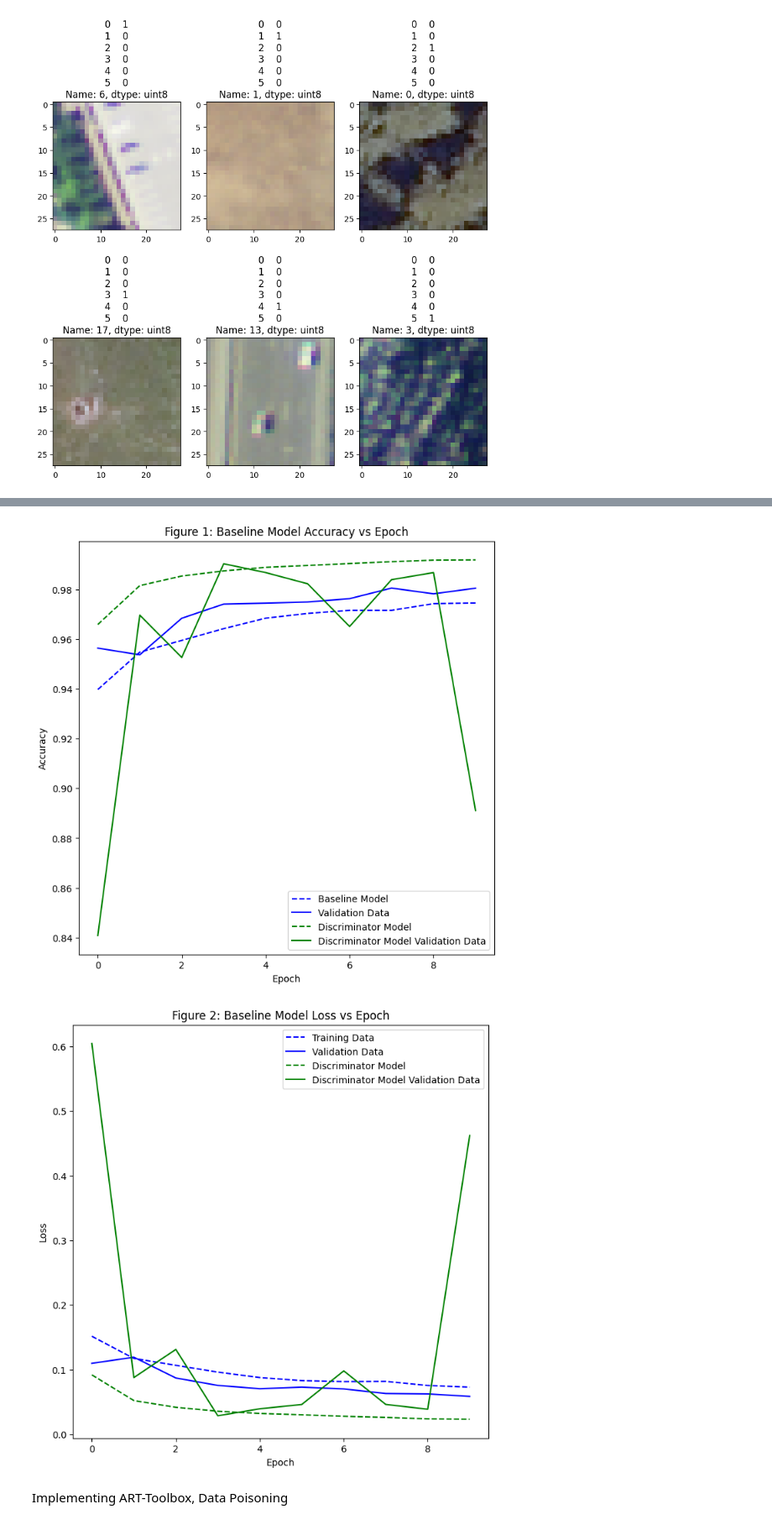
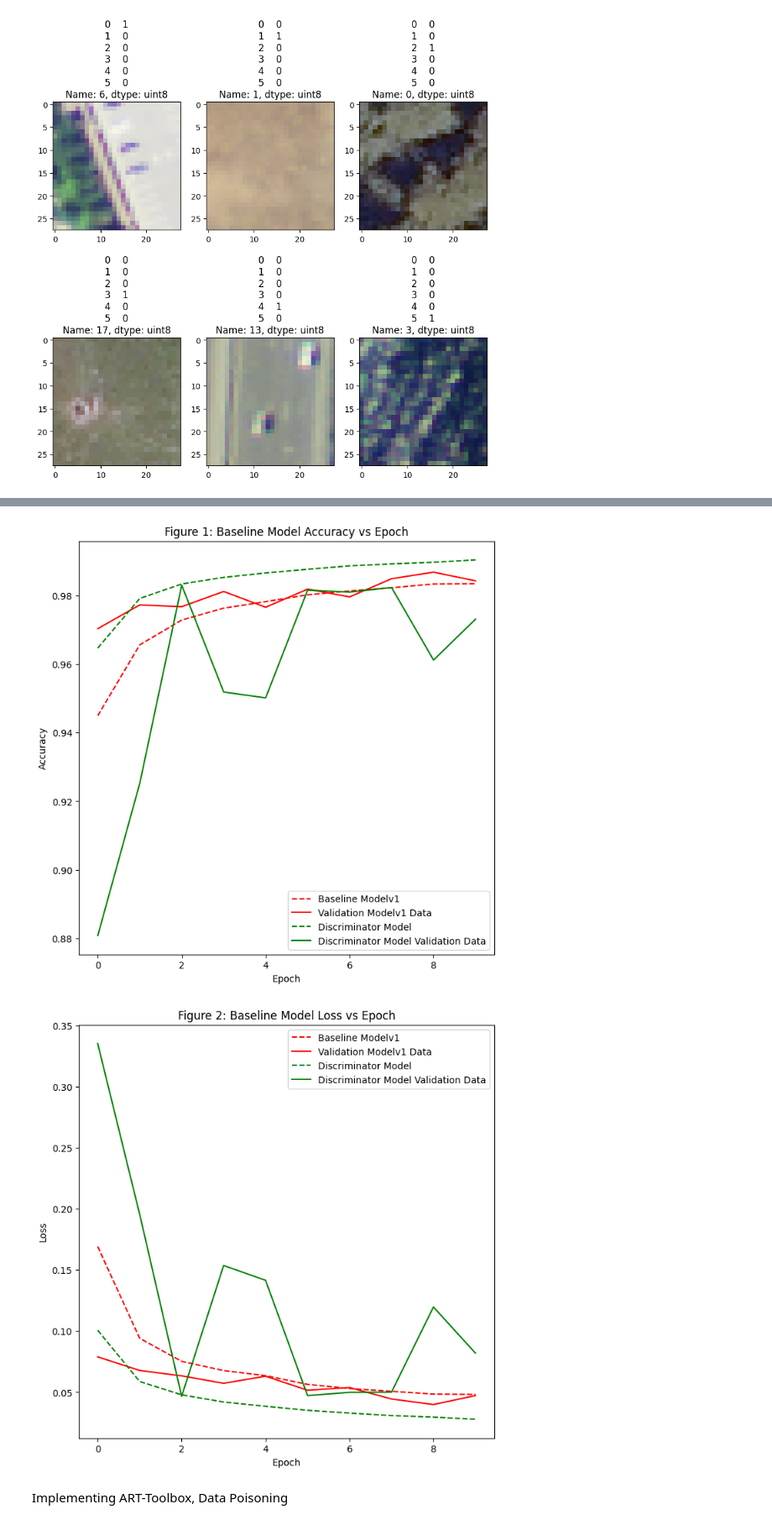
Before and after one commit to sgmurphy00/TOOLS1, a Jupyter notebook: ART_Implementation.ipynb, the cells around one changed output, grey strips where cells are left out. Shown: that part at 84% size. Cells and saved outputs as stored; diff of their text form; code cells hidden in the pictures.

Commit message:
Reformatted models to be functions

```diff
--- a/ART_Implementation.ipynb
+++ b/ART_Implementation.ipynb
@@ -223,12 +196,10 @@ plot_model(model, show_shapes=True, show_layer_names=True, dpi=100)
 # %%
-# Compiling Model
+# Compiling Modelv1
+
+modelv1 = create_modelv1(6)
 
 
-model.compile(loss='categorical_crossentropy',
-              optimizer='adam',
-              metrics=["accuracy"])
-
-history_baseline_model = model.fit(
+history_baseline_modelv1 = modelv1.fit(
     x_train,
     y_train,
     epochs=10,
@@ -258,7 +229,5 @@ Epoch 10/10
 # %%
-model_discriminator.compile(loss='categorical_crossentropy',
-              optimizer='adam',
-              metrics=["accuracy"])
+model_discriminator = create_discriminator(6)
 
 history_model_discriminator = model_discriminator.fit(
     x_train,
@@ -290,28 +259,28 @@ Epoch 10/10
 # %%
 accuracy = plt.figure(figsize =(8, 8))
 
-plt.plot(history_baseline_model.history['accuracy'],'b--',label='Baseline Model')
-plt.plot(history_baseline_model.history['val_accuracy'],'b',label='Validation Data')
+plt.plot(history_baseline_modelv1.history['accuracy'],'r--',label='Baseline Modelv1')
+plt.plot(history_baseline_modelv1.history['val_accuracy'],'r',label='Validation Modelv1 Data')
 plt.plot(history_model_discriminator.history['accuracy'],'g--',label='Discriminator Model')
 plt.plot(history_model_discriminator.history['val_accuracy'],'g',label='Discriminator Model Validation Data')
 plt.title('Figure 1: Baseline Model Accuracy vs Epoch')
 plt.ylabel('Accuracy')
 plt.xlabel('Epoch')
 plt.legend()
 plt.show()
 
 loss = plt.figure(figsize =(8, 8))
-plt.plot(history_baseline_model.history['loss'],'b--',label='Training Data')
-plt.plot(history_baseline_model.history['val_loss'],'b',label='Validation Data')
+plt.plot(history_baseline_modelv1.history['loss'],'r--',label='Baseline Modelv1')
+plt.plot(history_baseline_modelv1.history['val_loss'],'r',label='Validation Modelv1 Data')
 plt.plot(history_model_discriminator.history['loss'],'g--',label='Discriminator Model')
 plt.plot(history_model_discriminator.history['val_loss'],'g',label='Discriminator Model Validation Data')
 plt.title('Figure 2: Baseline Model Loss vs Epoch')
 plt.ylabel('Loss')
 plt.xlabel('Epoch')
 plt.legend()
 plt.show()
 # %% [output]
-[figure, old version]
+[figure, new version]
-[figure, old version]
+[figure, new version]
 # %% [markdown]
 Implementing ART-Toolbox, Data Poisoning
```
Also changed, not shown: parts of 9 cells of this notebook.
